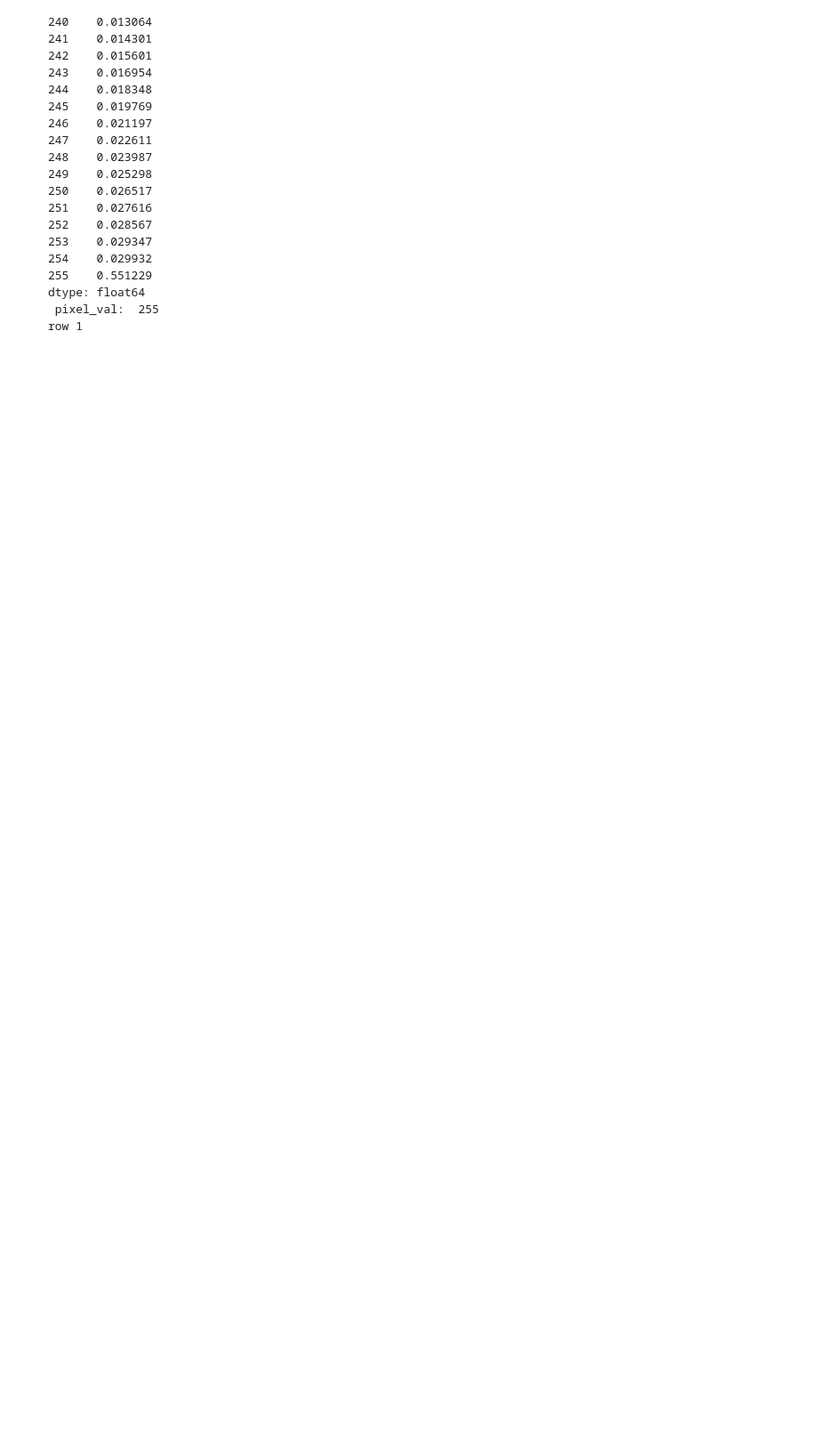
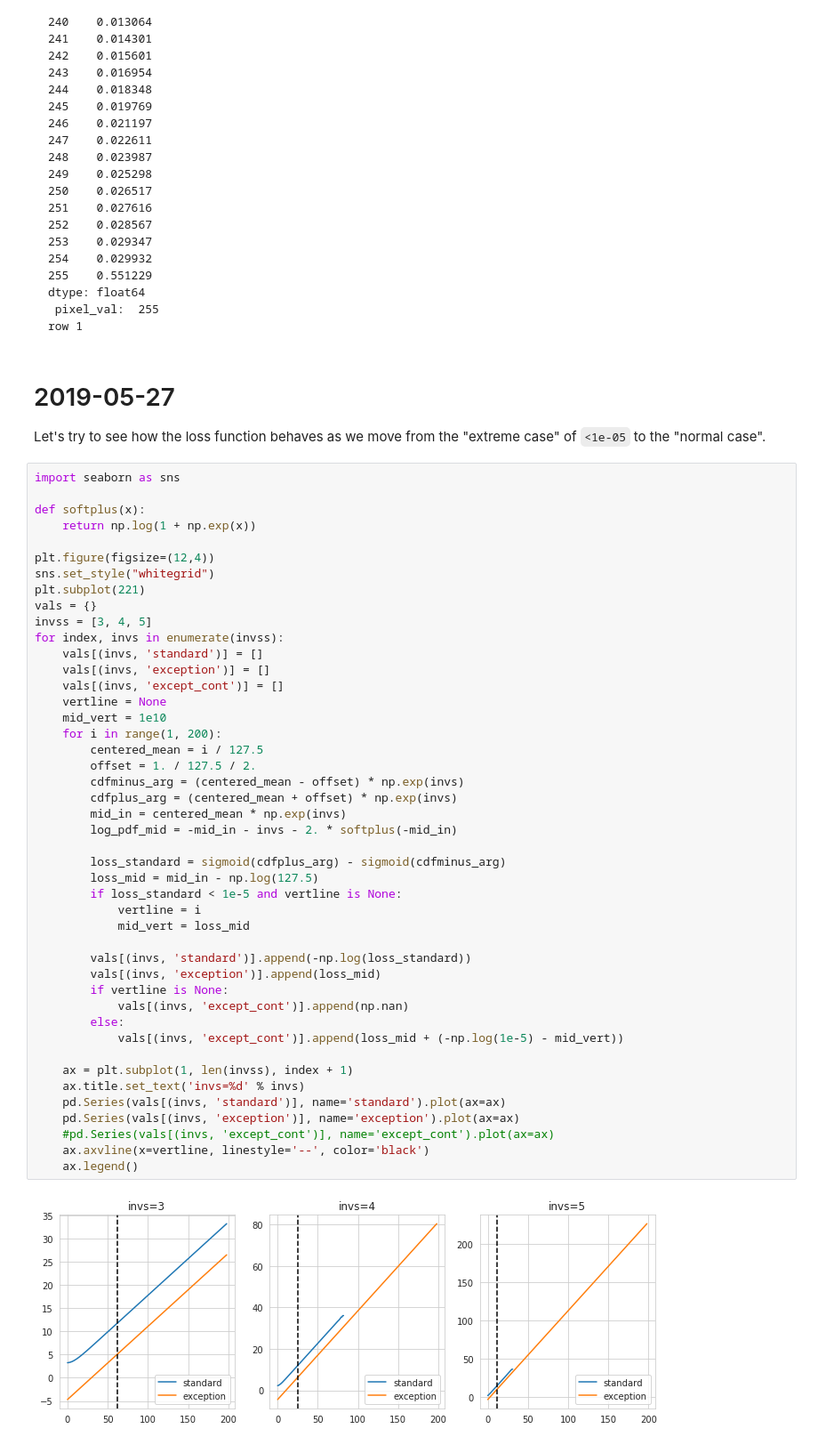
Before and after one commit to bjlkeng/sandbox, a Jupyter notebook: notebooks/pixel_cnn/pixelcnn-test_loss_pixelconv2d.ipynb, the cells around one changed output. Shown at 89% size. Saved outputs shown, nothing was run; the diff lists cells and outputs as text; blank space fills up the shorter version.

Commit message:
Adding another exploration into the loss function.

```diff
--- a/notebooks/pixel_cnn/pixelcnn-test_loss_pixelconv2d.ipynb
+++ b/notebooks/pixel_cnn/pixelcnn-test_loss_pixelconv2d.ipynb
@@ -652,3 +652,54 @@ Here is a run:
     dtype: float64
      pixel_val:  255
     row 1
+# %% [markdown]
+# 2019-05-27
+
+Let's try to see how the loss function behaves as we move from the "extreme case" of `<1e-05` to the "normal case".
+# %%
+import seaborn as sns
+
+def softplus(x):
+    return np.log(1 + np.exp(x))
+
+plt.figure(figsize=(12,4))
+sns.set_style("whitegrid")
+plt.subplot(221)
+vals = {}
+invss = [3, 4, 5]
+for index, invs in enumerate(invss):
+    vals[(invs, 'standard')] = []
+    vals[(invs, 'exception')] = []
+    vals[(invs, 'except_cont')] = []
+    vertline = None
+    mid_vert = 1e10
+    for i in range(1, 200):
+        centered_mean = i / 127.5
+        offset = 1. / 127.5 / 2.
+        cdfminus_arg = (centered_mean - offset) * np.exp(invs)
+        cdfplus_arg = (centered_mean + offset) * np.exp(invs)
+        mid_in = centered_mean * np.exp(invs)
+        log_pdf_mid = -mid_in - invs - 2. * softplus(-mid_in)
+
+        loss_standard = sigmoid(cdfplus_arg) - sigmoid(cdfminus_arg)
+        loss_mid = mid_in - np.log(127.5)
+        if loss_standard < 1e-5 and vertline is None:
+            vertline = i
+            mid_vert = loss_mid
+
+        vals[(invs, 'standard')].append(-np.log(loss_standard))
+        vals[(invs, 'exception')].append(loss_mid)
+        if vertline is None:
+            vals[(invs, 'except_cont')].append(np.nan)
+        else:
+            vals[(invs, 'except_cont')].append(loss_mid + (-np.log(1e-5) - mid_vert))
+
+    ax = plt.subplot(1, len(invss), index + 1)
+    ax.title.set_text('invs=%d' % invs)
+    pd.Series(vals[(invs, 'standard')], name='standard').plot(ax=ax)
+    pd.Series(vals[(invs, 'exception')], name='exception').plot(ax=ax)
+    #pd.Series(vals[(invs, 'except_cont')], name='except_cont').plot(ax=ax)
+    ax.axvline(x=vertline, linestyle='--', color='black')
+    ax.legend()
+# %% [output]
+[figure, added]
```
Also changed, not shown: parts of 7 cells of this notebook, 1 other file.
